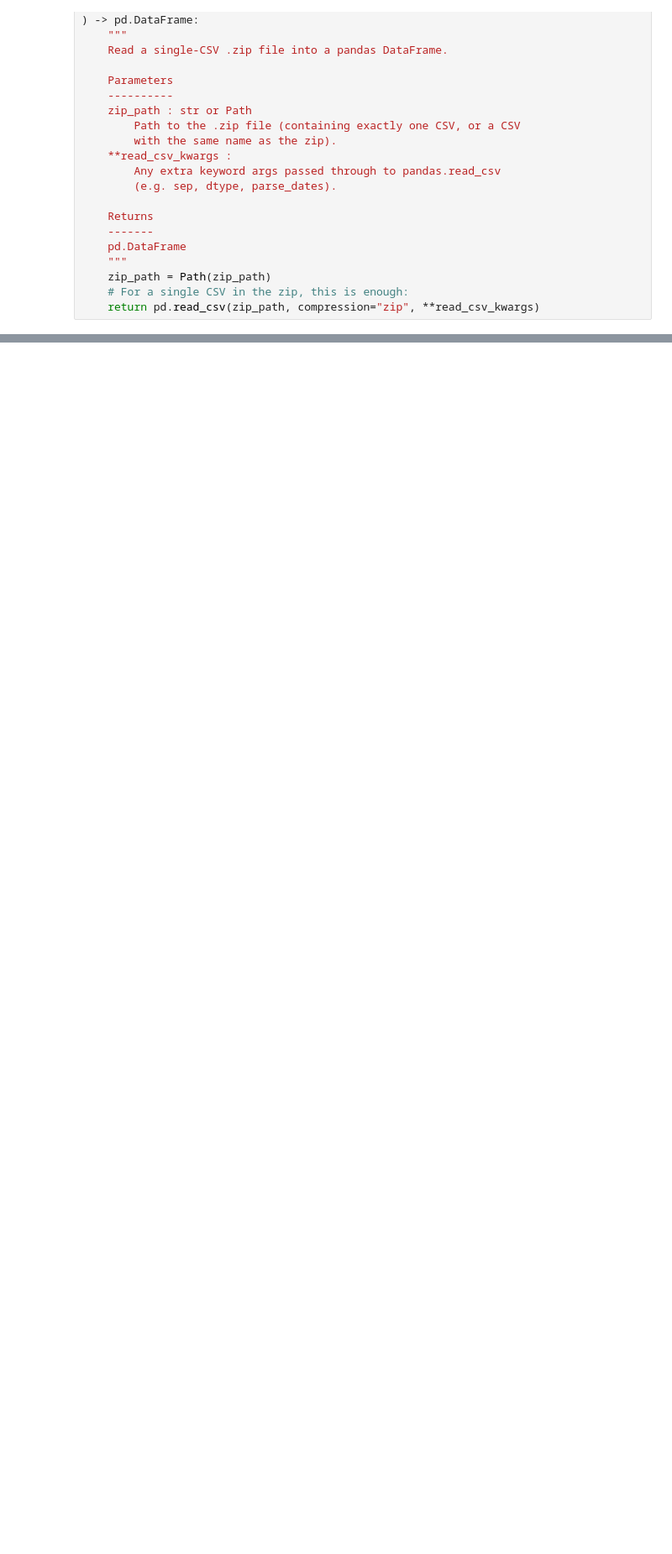
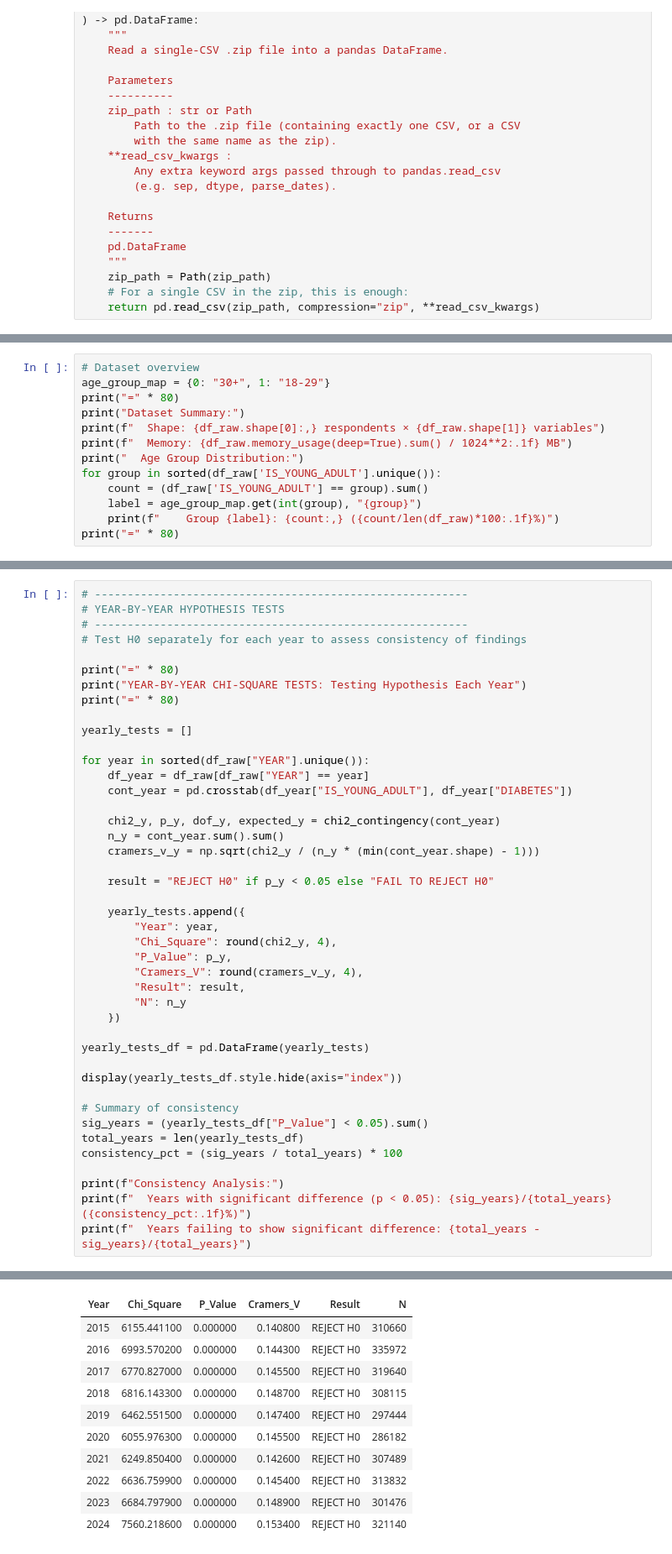
Before and after one commit to cmendonsa/brfss-diabetes-trends, a Jupyter notebook: analysis/RQ1_generational_shift.ipynb, the cells around one changed output, grey strips where cells are left out. Shown at 84% size. Cells and saved outputs as stored; diff of their text form; blank space fills up the shorter version.

```diff
--- a/analysis/RQ1_generational_shift.ipynb
+++ b/analysis/RQ1_generational_shift.ipynb
@@ -107,0 +89,13 @@ Cramer's V: 0.14624233588315474
+# %%
+# Dataset overview
+age_group_map = {0: "30+", 1: "18-29"}
+print("=" * 80)
+print("Dataset Summary:")
+print(f"  Shape: {df_raw.shape[0]:,} respondents × {df_raw.shape[1]} variables")
+print(f"  Memory: {df_raw.memory_usage(deep=True).sum() / 1024**2:.1f} MB")
+print("  Age Group Distribution:")
+for group in sorted(df_raw['IS_YOUNG_ADULT'].unique()):
+    count = (df_raw['IS_YOUNG_ADULT'] == group).sum()
+    label = age_group_map.get(int(group), "{group}")
+    print(f"    Group {label}: {count:,} ({count/len(df_raw)*100:.1f}%)")
+print("=" * 80)
@@ -107,0 +539,44 @@ Cramer's V: 0.14624233588315474
+# %%
+# ---------------------------------------------------------
+# YEAR-BY-YEAR HYPOTHESIS TESTS
+# ---------------------------------------------------------
+# Test H0 separately for each year to assess consistency of findings
+
+print("=" * 80)
+print("YEAR-BY-YEAR CHI-SQUARE TESTS: Testing Hypothesis Each Year")
+print("=" * 80)
+
+yearly_tests = []
+
+for year in sorted(df_raw["YEAR"].unique()):
+    df_year = df_raw[df_raw["YEAR"] == year]
+    cont_year = pd.crosstab(df_year["IS_YOUNG_ADULT"], df_year["DIABETES"])
+
+    chi2_y, p_y, dof_y, expected_y = chi2_contingency(cont_year)
+    n_y = cont_year.sum().sum()
+    cramers_v_y = np.sqrt(chi2_y / (n_y * (min(cont_year.shape) - 1)))
+
+    result = "REJECT H0" if p_y < 0.05 else "FAIL TO REJECT H0"
+
+    yearly_tests.append({
+        "Year": year,
+        "Chi_Square": round(chi2_y, 4),
+        "P_Value": p_y,
+        "Cramers_V": round(cramers_v_y, 4),
+        "Result": result,
+        "N": n_y
+    })
+
+yearly_tests_df = pd.DataFrame(yearly_tests)
+
+display(yearly_tests_df.style.hide(axis="index"))
+
+# Summary of consistency
+sig_years = (yearly_tests_df["P_Value"] < 0.05).sum()
+total_years = len(yearly_tests_df)
+consistency_pct = (sig_years / total_years) * 100
+
+print(f"Consistency Analysis:")
+print(f"  Years with significant difference (p < 0.05): {sig_years}/{total_years} ({consistency_pct:.1f}%)")
+print(f"  Years failing to show significant difference: {total_years - sig_years}/{total_years}")
+# %% [output]
@@ -107,0 +586,11 @@ Cramer's V: 0.14624233588315474
+| Year | Chi_Square | P_Value | Cramers_V | Result | N |
+| 2015 | 6155.441100 | 0.000000 | 0.140800 | REJECT H0 | 310660 |
+| 2016 | 6993.570200 | 0.000000 | 0.144300 | REJECT H0 | 335972 |
+| 2017 | 6770.827000 | 0.000000 | 0.145500 | REJECT H0 | 319640 |
+| 2018 | 6816.143300 | 0.000000 | 0.148700 | REJECT H0 | 308115 |
+| 2019 | 6462.551500 | 0.000000 | 0.147400 | REJECT H0 | 297444 |
+| 2020 | 6055.976300 | 0.000000 | 0.145500 | REJECT H0 | 286182 |
+| 2021 | 6249.850400 | 0.000000 | 0.142600 | REJECT H0 | 307489 |
+| 2022 | 6636.759900 | 0.000000 | 0.145400 | REJECT H0 | 313832 |
+| 2023 | 6684.797900 | 0.000000 | 0.148900 | REJECT H0 | 301476 |
+| 2024 | 7560.218600 | 0.000000 | 0.153400 | REJECT H0 | 321140 |
```
Also changed, not shown: parts of 34 cells of this notebook.
